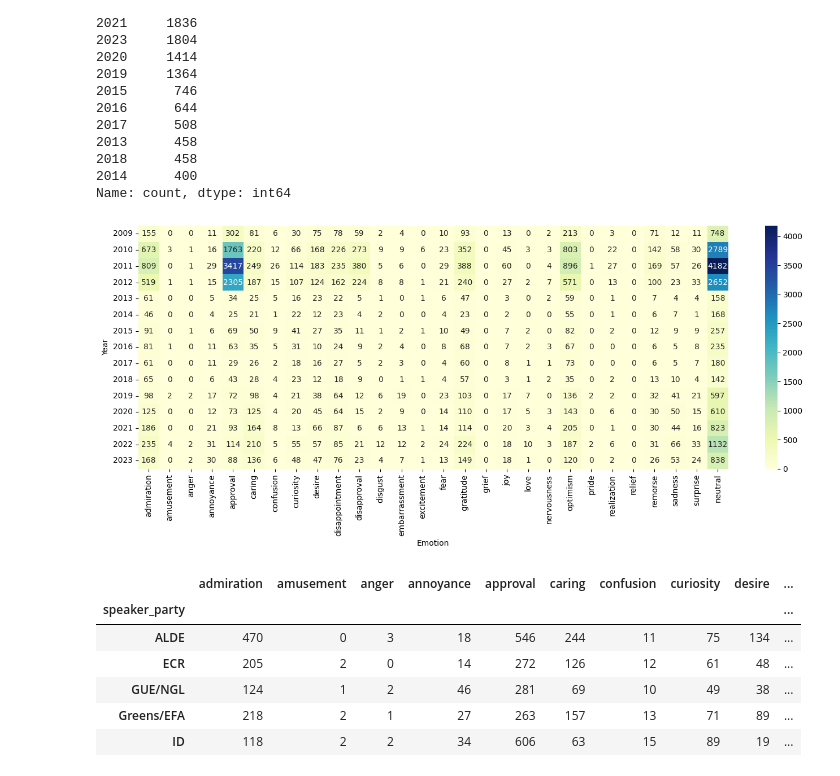
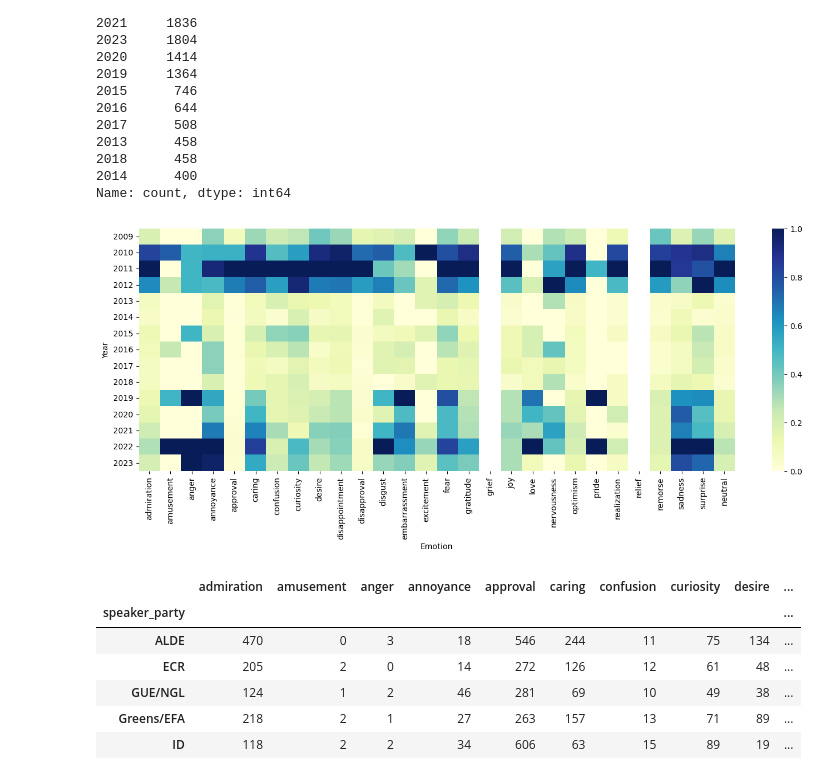
Before and after one commit to MatteoBisotti/nlp_project, a Jupyter notebook: notebooks/politics_analysis.ipynb, the cells around one changed output. Saved outputs shown, nothing was run; the diff lists cells and outputs as text; code cells hidden in the pictures.

```diff
--- a/notebooks/politics_analysis.ipynb
+++ b/notebooks/politics_analysis.ipynb
@@ -79,6 +79,8 @@ by_year
 | 2022 | 235 | 4 | 2 | 31 | 114 | 210 | 5 | 55 | 57 | ... |
 | 2023 | 168 | 0 | 2 | 30 | 88 | 136 | 6 | 48 | 47 | ... |
 15 rows × 28 columns
+# %%
+by_year_norm = by_year.div(by_year.max(axis=0), axis=1)
 # %%
 dataset['year'].value_counts()
 # %% [output]
@@ -101,13 +103,13 @@ year
 Name: count, dtype: int64
 # %%
 plt.figure(figsize=(14, 6))
-sns.heatmap(by_year, annot=True, fmt='d', cmap='YlGnBu')
+sns.heatmap(by_year_norm, fmt='.2f', cmap='YlGnBu')
 plt.xlabel("Emotion")
 plt.ylabel("Year")
 plt.tight_layout()
 plt.show()
 # %% [output]
-[figure, old version]
+[figure, new version]
 # %%
 # parties
 by_party = texts.groupby('speaker_party')[mlb.classes_].sum()
```
Also changed, not shown: parts of 2 cells of this notebook, 1 other file.
